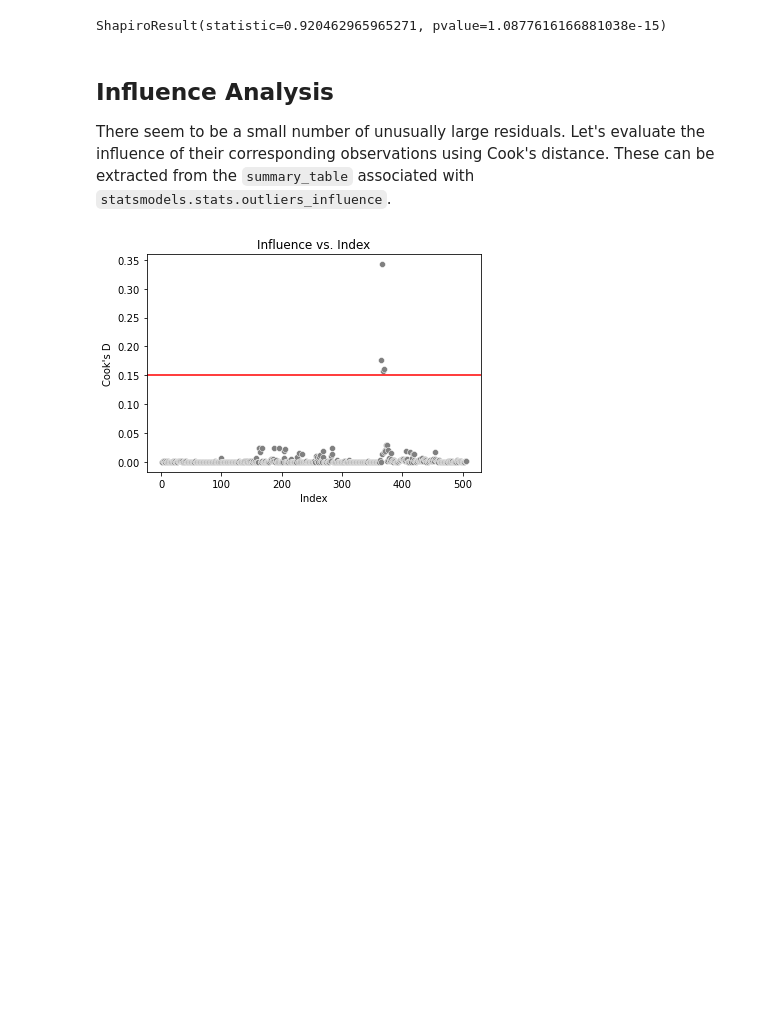
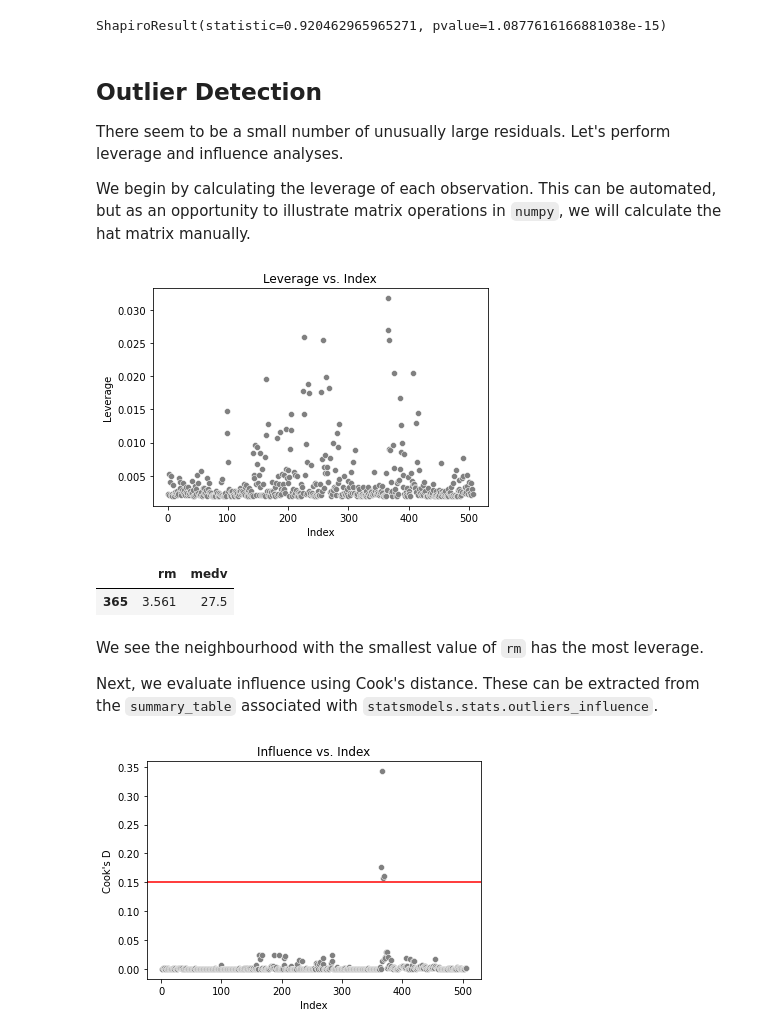
Before and after one commit to ssc-datascience/pythonjupyter_wshop2021, a Jupyter notebook: ssc2021_workshop_regressions.ipynb, the cells around one changed output. Cells and saved outputs as stored; diff of their text form; code cells hidden in the pictures; blank space fills up the shorter version.

```diff
--- a/ssc2021_workshop_regressions.ipynb
+++ b/ssc2021_workshop_regressions.ipynb
@@ -243,9 +244,30 @@ stats.shapiro(m_slr.resid_pearson)
 # %% [output]
 ShapiroResult(statistic=0.920462965965271, pvalue=1.0877616166881038e-15)
 # %% [markdown]
-## Influence Analysis
+## Outlier Detection
 
-There seem to be a small number of unusually large residuals. Let's evaluate the influence of their corresponding observations using Cook's distance. These can be extracted from the `summary_table` associated with `statsmodels.stats.outliers_influence`.
+There seem to be a small number of unusually large residuals. Let's perform
+leverage and  influence analyses.
+
+We begin by calculating the leverage of each observation. This can be automated, but as an opportunity to illustrate matrix operations in `numpy`, we will calculate the hat matrix manually.
+# %%
+x = house["rm"]
+n = house.shape[0]
+X = np.array([np.repeat(1,n), x]).T
+H = np.matmul(np.matmul(X, np.linalg.inv(np.matmul(X.transpose(), X))), X.transpose())
+h = np.diag(H)
+leverage = sns.scatterplot(x = index, y = h, color = "grey")
+leverage.set(xlabel = "Index", ylabel = "Leverage", title = "Leverage vs. Index")
+plt.show()
+house_slr.loc[h > 0.03]
+# %% [output]
+[figure, added]
+|  | rm | medv |
+| 365 | 3.561 | 27.5 |
+# %% [markdown]
+We see the neighbourhood with the smallest value of `rm` has the most leverage.
+
+Next, we evaluate influence using Cook's distance. These can be extracted from the `summary_table` associated with `statsmodels.stats.outliers_influence`.
 # %%
 table, body, names = summary_table(m_slr)
 # %%
```
Also changed, not shown: parts of 3 cells of this notebook.
